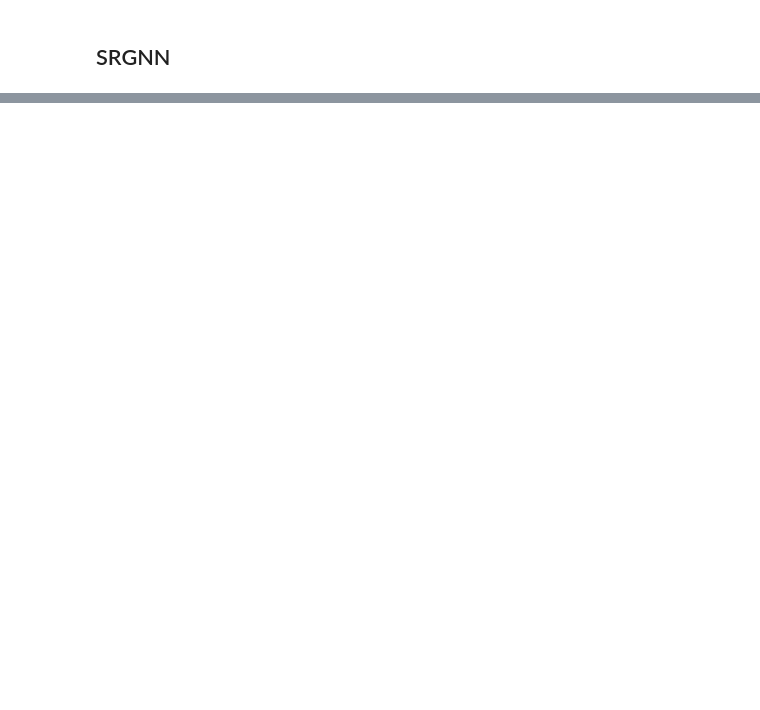
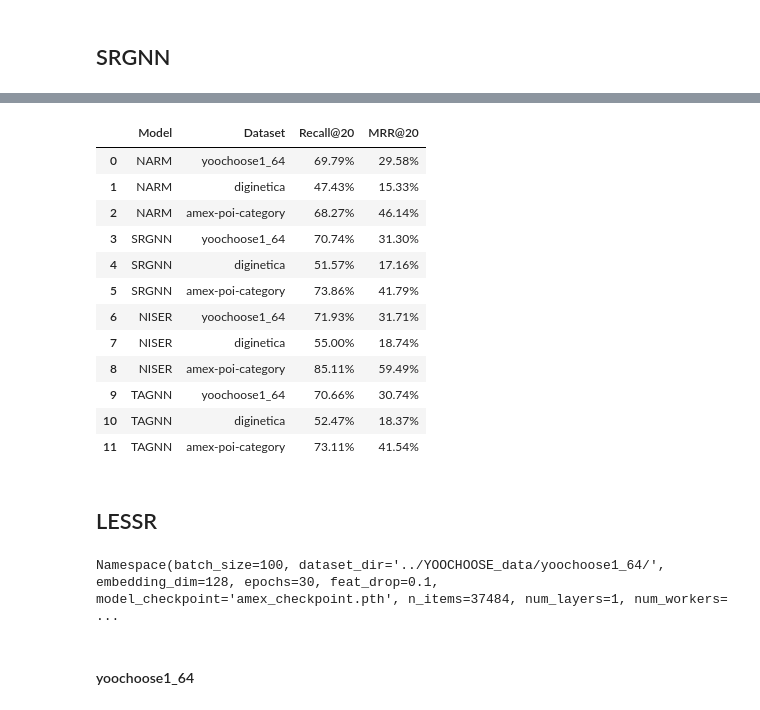
Before and after one commit to iamjiang/sequence-based-recommendation, a Jupyter notebook: model_performance.ipynb, the cells around one changed output, grey strips where cells are left out. Saved outputs shown, nothing was run; the diff lists cells and outputs as text; code cells hidden in the pictures; blank space fills up the shorter version.

```diff
--- a/model_performance.ipynb
+++ b/model_performance.ipynb
@@ -512,0 +501,6 @@ output_df.style.format({'Recall@20':'{:.2%}','MRR@20':'{:.2%}'})
+# %%
+tempt={"Model":["SRGNN"]*3, "Dataset":["yoochoose1_64","diginetica","amex-poi-category"],
+      "Recall@20":[recall_v1,recall_v2,recall_v3],"MRR@20":[mrr_v1,mrr_v2,mrr_v3]}
+tempt=pd.DataFrame(tempt)
+output_df=output_df.append(tempt,ignore_index=True)
+output_df.style.format({'Recall@20':'{:.2%}','MRR@20':'{:.2%}'})
@@ -512,0 +771,23 @@ output_df.style.format({'Recall@20':'{:.2%}','MRR@20':'{:.2%}'})
+# %%
+parser = argparse.ArgumentParser()
+parser.add_argument('--dataset', default='../YOOCHOOSE_data/yoochoose1_64/', help='the dataset directory')
+parser.add_argument('--batchSize', type=int, default=100, help='input batch size')
+parser.add_argument('--hiddenSize', type=int, default=100, help='hidden state size')
+parser.add_argument('--epoch', type=int, default=30, help='the number of epochs to train for')
+parser.add_argument('--lr', type=float, default=0.001, help='learning rate')  # [0.001, 0.0005, 0.0001]
+parser.add_argument('--lr_dc', type=float, default=0.1, help='learning rate decay rate')
+parser.add_argument('--lr_dc_step', type=int, default=3, help='the number of steps after which the learning rate decay')
+parser.add_argument('--l2', type=float, default=1e-5, help='l2 penalty')  # [0.001, 0.0005, 0.0001, 0.00005, 0.00001]
+parser.add_argument("--gradient_accumulation",action='store_true', help='gradient accumulation or not')
+parser.add_argument("--accumulation_steps",type=int,default=2,
+                           help="Number of updates steps to accumulate before performing a backward/update pass.")
+parser.add_argument('--step', type=int, default=1, help='gnn propogation steps')
+parser.add_argument('--patience', type=int, default=10, help='the number of epoch to wait before early stop ')
+parser.add_argument('--nonhybrid', action='store_true', help='only use the global preference to predict')
+parser.add_argument('--validation', action='store_true', help='validation')
+parser.add_argument('--valid_portion', type=float, default=0.1, help='split the portion of training set as validation set')
+parser.add_argument("--output_name", type=str, default="amex_metrics.txt")
+parser.add_argument("--model_checkpoint", type=str, default="amex_checkpoint.pth")
+parser.add_argument('--topk', type=int, default=20, help='number of top score items selected for calculating recall and mrr metrics')
+args,_= parser.parse_known_args()
+print(args)
@@ -512,0 +943,22 @@ output_df.style.format({'Recall@20':'{:.2%}','MRR@20':'{:.2%}'})
+# %%
+tempt={"Model":["TAGNN"]*3, "Dataset":["yoochoose1_64","diginetica","amex-poi-category"],
+      "Recall@20":[recall_v1,recall_v2,recall_v3],"MRR@20":[mrr_v1,mrr_v2,mrr_v3]}
+tempt=pd.DataFrame(tempt)
+output_df=output_df.append(tempt,ignore_index=True)
+output_df.style.format({'Recall@20':'{:.2%}','MRR@20':'{:.2%}'})
+# %% [output]
+|  | Model | Dataset | Recall@20 | MRR@20 |
+| 0 | NARM | yoochoose1_64 | 69.79% | 29.58% |
+| 1 | NARM | diginetica | 47.43% | 15.33% |
+| 2 | NARM | amex-poi-category | 68.27% | 46.14% |
+| 3 | SRGNN | yoochoose1_64 | 70.74% | 31.30% |
+| 4 | SRGNN | diginetica | 51.57% | 17.16% |
+| 5 | SRGNN | amex-poi-category | 73.86% | 41.79% |
+| 6 | NISER | yoochoose1_64 | 71.93% | 31.71% |
+| 7 | NISER | diginetica | 55.00% | 18.74% |
+| 8 | NISER | amex-poi-category | 85.11% | 59.49% |
+| 9 | TAGNN | yoochoose1_64 | 70.66% | 30.74% |
+| 10 | TAGNN | diginetica | 52.47% | 18.37% |
+| 11 | TAGNN | amex-poi-category | 73.11% | 41.54% |
+# %% [markdown]
+## LESSR
@@ -512,0 +980,21 @@ output_df.style.format({'Recall@20':'{:.2%}','MRR@20':'{:.2%}'})
+# %%
+parser = argparse.ArgumentParser(formatter_class=argparse.ArgumentDefaultsHelpFormatter)
+parser.add_argument(
+    '--dataset-dir', default='../YOOCHOOSE_data/yoochoose1_64/', help='the dataset directory'
+)
+parser.add_argument('--n_items', type=int, default=37484, help='number of unique items. 37484 for yoochoose')
+parser.add_argument('--embedding-dim', type=int, default=128, help='the embedding size')
+parser.add_argument('--num-layers', type=int, default=1, help='the number of layers')
+parser.add_argument('--feat-drop', type=float, default=0.1, help='the dropout ratio for features')
+parser.add_argument('--step', type=int, default=1, help='gnn propogation steps')
+parser.add_argument('--batch-size', type=int, default=100, help='the batch size for training')
+parser.add_argument('--epochs', type=int, default=30, help='the number of training epochs')
+parser.add_argument("--model_checkpoint", type=str, default="amex_checkpoint.pth")
+parser.add_argument('--topk', type=int, default=20, help='number of top score items selected for calculating recall and mrr metrics')
+parser.add_argument('--num-workers',type=int,default=0,help='the number of processes to load the input graphs')
+args,_= parser.parse_known_args()
+print(args)
+# %% [output]
+Namespace(batch_size=100, dataset_dir='../YOOCHOOSE_data/yoochoose1_64/', embedding_dim=128, epochs=30, feat_drop=0.1, model_checkpoint='amex_checkpoint.pth', n_items=37484, num_layers=1, num_workers= ...
+# %% [markdown]
+#### yoochoose1_64
```
Also changed, not shown: parts of 81 cells of this notebook, 9 other files.
